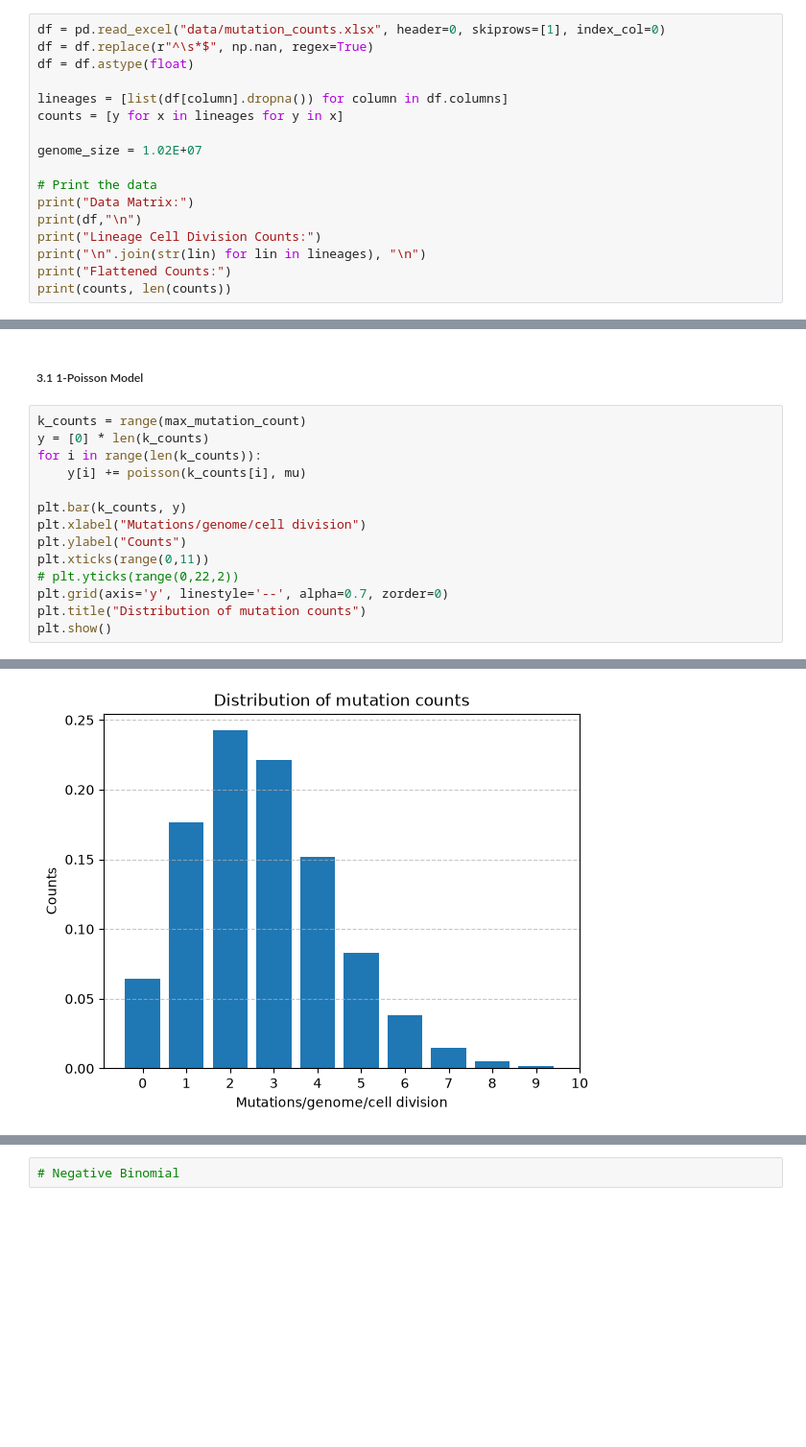
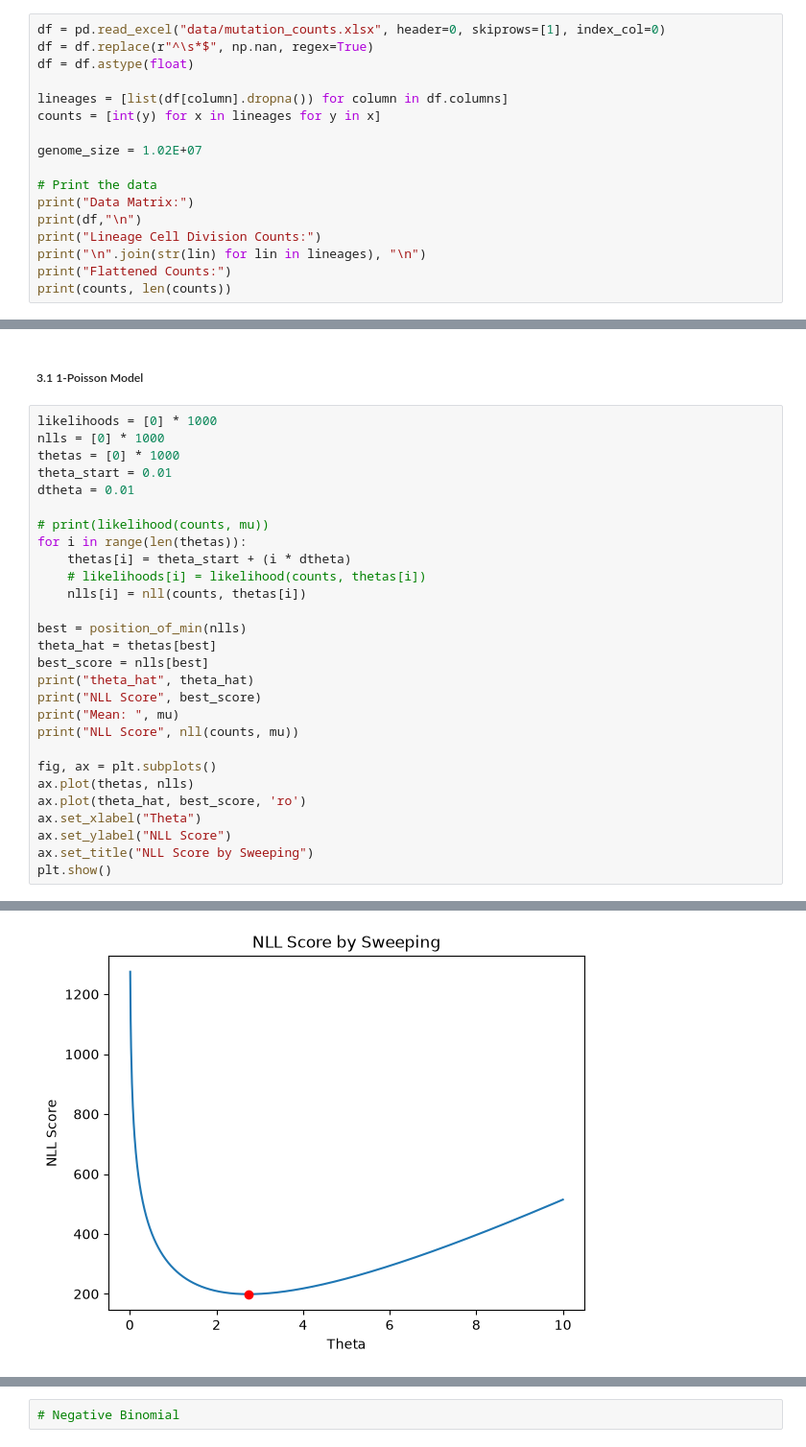
Before and after one commit to atomsim/cb2330-PRO1-Pair23, a Jupyter notebook: project.ipynb, the cells around one changed output, grey strips where cells are left out. Shown at 96% size. Saved outputs shown, nothing was run; the diff lists cells and outputs as text; blank space fills up the shorter version.

```diff
--- a/project.ipynb
+++ b/project.ipynb
@@ -103,7 +119,7 @@ df = df.replace(r"^\s*$", np.nan, regex=True)
 df = df.astype(float)
 
 lineages = [list(df[column].dropna()) for column in df.columns]
-counts = [y for x in lineages for y in x]
+counts = [int(y) for x in lineages for y in x]
 
 genome_size = 1.02E+07
 
@@ -173,17 +190,31 @@ Variance is higher than mean, thus overdispersed
 # %% [markdown]
 ##### 3.1 1-Poisson Model
 # %%
-k_counts = range(max_mutation_count)
-y = [0] * len(k_counts)
-for i in range(len(k_counts)):
-    y[i] += poisson(k_counts[i], mu)
+likelihoods = [0] * 1000
+nlls = [0] * 1000
+thetas = [0] * 1000
+theta_start = 0.01
+dtheta = 0.01
 
-plt.bar(k_counts, y)
-plt.xlabel("Mutations/genome/cell division")
-plt.ylabel("Counts")
-plt.xticks(range(0,11))
-# plt.yticks(range(0,22,2))
-plt.grid(axis='y', linestyle='--', alpha=0.7, zorder=0)
-plt.title("Distribution of mutation counts")
+# print(likelihood(counts, mu))
+for i in range(len(thetas)):
+    thetas[i] = theta_start + (i * dtheta)
+    # likelihoods[i] = likelihood(counts, thetas[i])
+    nlls[i] = nll(counts, thetas[i])
+
+best = position_of_min(nlls)
+theta_hat = thetas[best]
+best_score = nlls[best]
+print("theta_hat", theta_hat)
+print("NLL Score", best_score)
+print("Mean: ", mu)
+print("NLL Score", nll(counts, mu))
+
+fig, ax = plt.subplots()
+ax.plot(thetas, nlls)
+ax.plot(theta_hat, best_score, 'ro')
+ax.set_xlabel("Theta")
+ax.set_ylabel("NLL Score")
+ax.set_title("NLL Score by Sweeping")
 plt.show()
 # %% [output]
@@ -190 +225 @@ plt.show()
-[figure, old version]
+[figure, new version]
```
Also changed, not shown: parts of 9 cells of this notebook.
